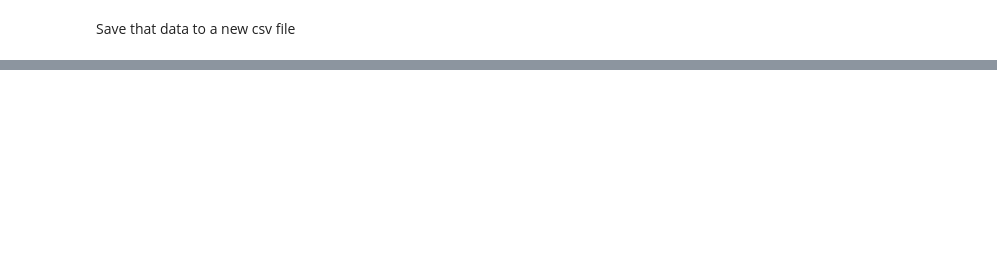
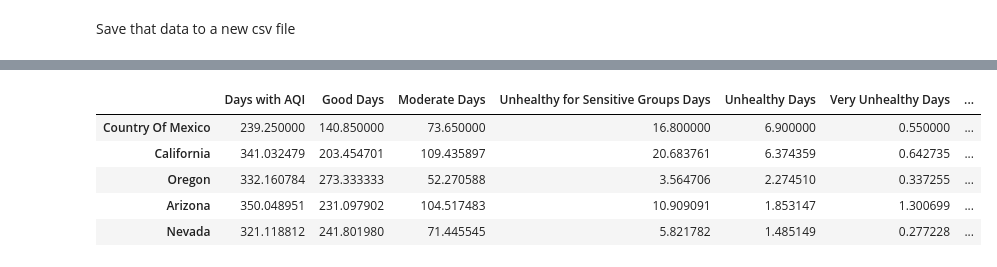
Before and after one commit to yingjieo/data-science-projects, a Jupyter notebook: Air Quality in the US from 2012-2022.ipynb, the cells around one changed output, grey strips where cells are left out. Drawn from its saved outputs; the diff is of its cells as text; code cells hidden in the pictures; blank space fills up the shorter version.

```diff
--- a/Air Quality in the US from 2012-2022.ipynb
+++ b/Air Quality in the US from 2012-2022.ipynb
@@ -147,0 +177,9 @@ averages.to_csv('data/annual_aqi_by_county_averages.csv')
+# %%
+averages.sort_values(by=["Hazardous Days"], ascending=False).head()
+# %% [output]
+|  | Days with AQI | Good Days | Moderate Days | Unhealthy for Sensitive Groups Days | Unhealthy Days | Very Unhealthy Days | ... |
+| Country Of Mexico | 239.250000 | 140.850000 | 73.650000 | 16.800000 | 6.900000 | 0.550000 | ... |
+| California | 341.032479 | 203.454701 | 109.435897 | 20.683761 | 6.374359 | 0.642735 | ... |
+| Oregon | 332.160784 | 273.333333 | 52.270588 | 3.564706 | 2.274510 | 0.337255 | ... |
+| Arizona | 350.048951 | 231.097902 | 104.517483 | 10.909091 | 1.853147 | 1.300699 | ... |
+| Nevada | 321.118812 | 241.801980 | 71.445545 | 5.821782 | 1.485149 | 0.277228 | ... |
```
Also changed, not shown: parts of 7 cells of this notebook.
